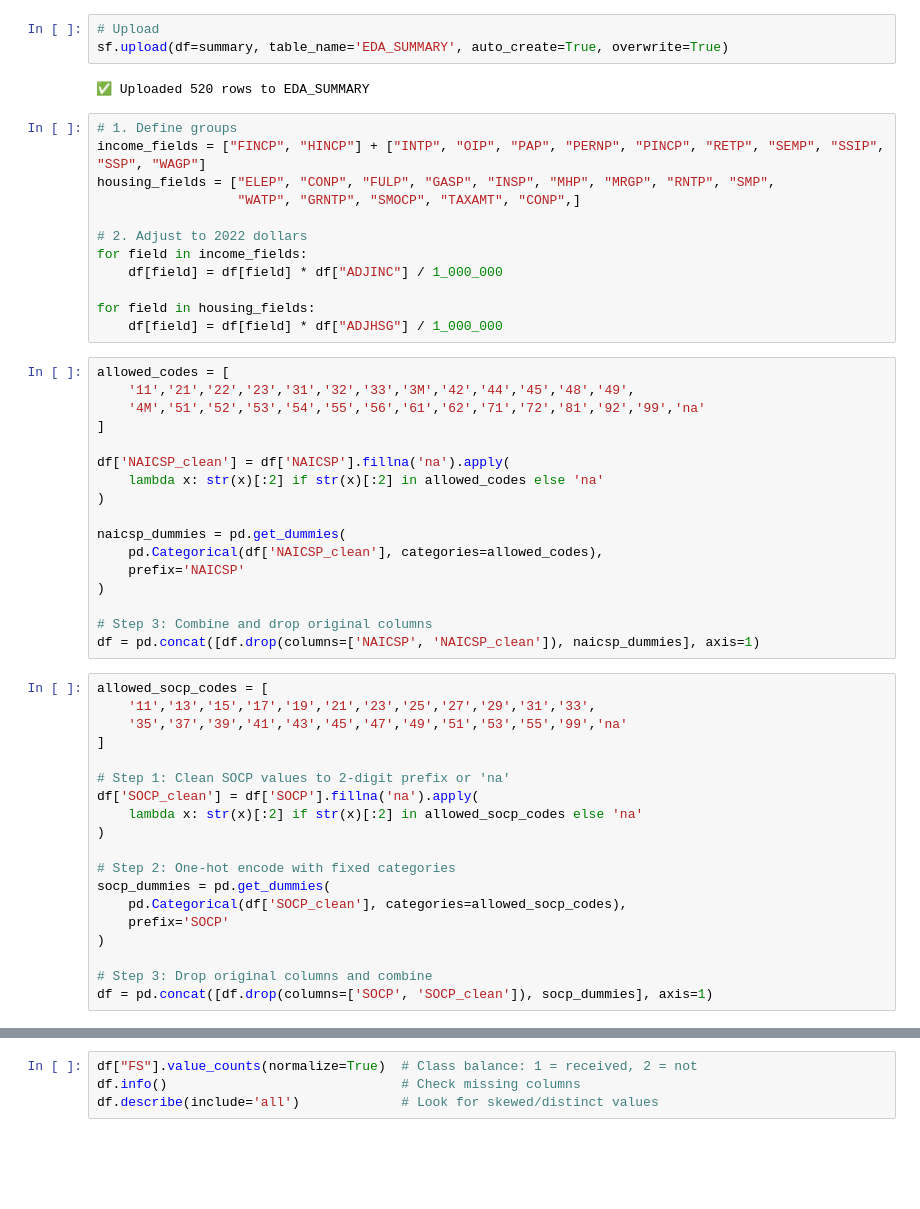
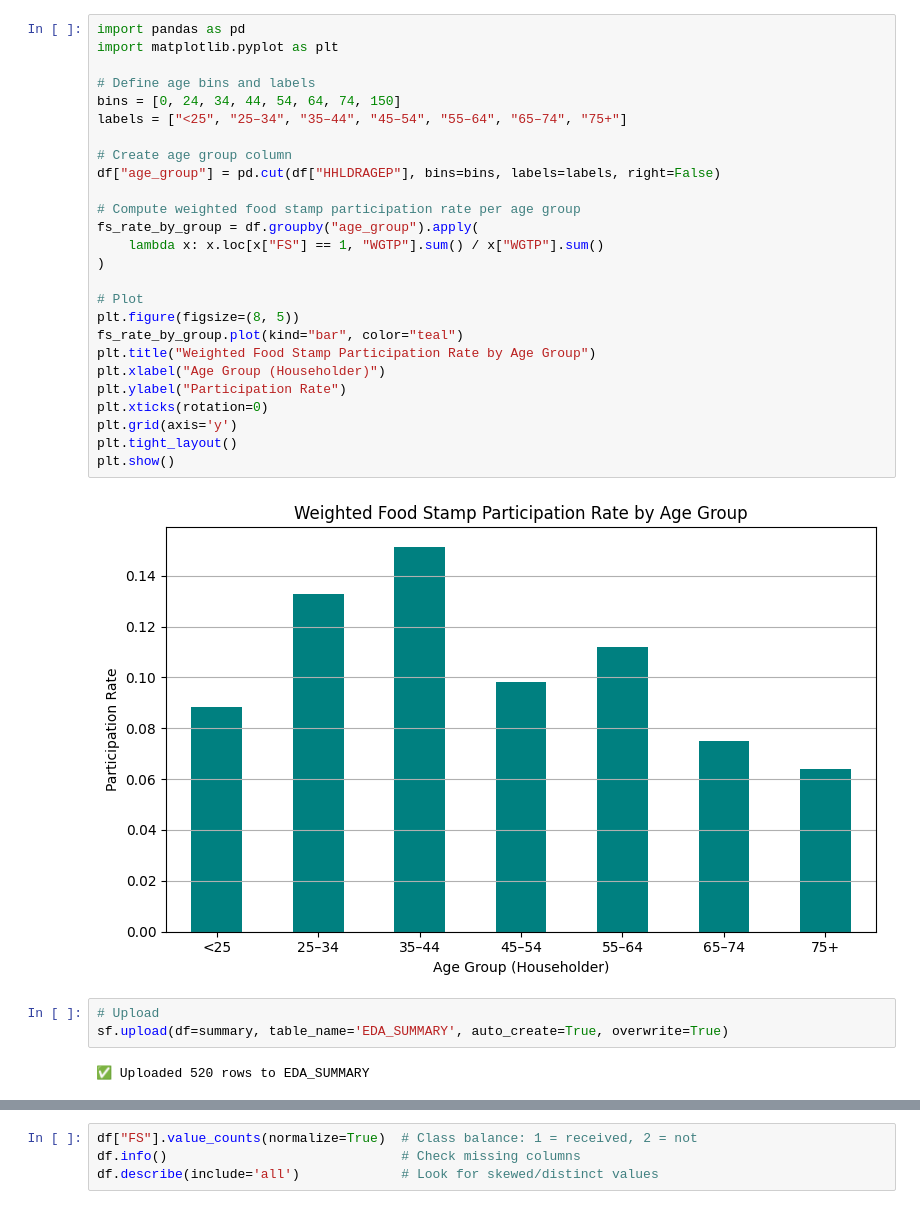
Before and after one commit to yiwei-ang/pums, a Jupyter notebook: notebooks/eda.ipynb, the cells around one changed output, grey strips where cells are left out. Saved outputs shown, nothing was run; the diff lists cells and outputs as text; blank space fills up the shorter version.

```diff
--- a/notebooks/eda.ipynb
+++ b/notebooks/eda.ipynb
@@ -77,53 +115,33 @@ summary.to_csv('eda_summary.csv', index=False)
+# %%
+import pandas as pd
+import matplotlib.pyplot as plt
+
+# Define age bins and labels
+bins = [0, 24, 34, 44, 54, 64, 74, 150]
+labels = ["<25", "25–34", "35–44", "45–54", "55–64", "65–74", "75+"]
+
+# Create age group column
+df["age_group"] = pd.cut(df["HHLDRAGEP"], bins=bins, labels=labels, right=False)
+
+# Compute weighted food stamp participation rate per age group
+fs_rate_by_group = df.groupby("age_group").apply(
+    lambda x: x.loc[x["FS"] == 1, "WGTP"].sum() / x["WGTP"].sum()
+)
+
+# Plot
+plt.figure(figsize=(8, 5))
+fs_rate_by_group.plot(kind="bar", color="teal")
+plt.title("Weighted Food Stamp Participation Rate by Age Group")
+plt.xlabel("Age Group (Householder)")
+plt.ylabel("Participation Rate")
+plt.xticks(rotation=0)
+plt.grid(axis='y')
+plt.tight_layout()
+plt.show()
+# %% [output]
+[figure, added]
 # %%
 # Upload
 sf.upload(df=summary, table_name='EDA_SUMMARY', auto_create=True, overwrite=True)
 # %% [output]
 ✅ Uploaded 520 rows to EDA_SUMMARY
-# %%
-# 1. Define groups
-income_fields = ["FINCP", "HINCP"] + ["INTP", "OIP", "PAP", "PERNP", "PINCP", "RETP", "SEMP", "SSIP", "SSP", "WAGP"]
-housing_fields = ["ELEP", "CONP", "FULP", "GASP", "INSP", "MHP", "MRGP", "RNTP", "SMP",
-                  "WATP", "GRNTP", "SMOCP", "TAXAMT", "CONP",]
-
-# 2. Adjust to 2022 dollars
-for field in income_fields:
-    df[field] = df[field] * df["ADJINC"] / 1_000_000
-
-for field in housing_fields:
-    df[field] = df[field] * df["ADJHSG"] / 1_000_000
-# %%
-allowed_codes = [
-    '11','21','22','23','31','32','33','3M','42','44','45','48','49',
-    '4M','51','52','53','54','55','56','61','62','71','72','81','92','99','na'
-]
-
-df['NAICSP_clean'] = df['NAICSP'].fillna('na').apply(
-    lambda x: str(x)[:2] if str(x)[:2] in allowed_codes else 'na'
-)
-
-naicsp_dummies = pd.get_dummies(
-    pd.Categorical(df['NAICSP_clean'], categories=allowed_codes),
-    prefix='NAICSP'
-)
-
-# Step 3: Combine and drop original columns
-df = pd.concat([df.drop(columns=['NAICSP', 'NAICSP_clean']), naicsp_dummies], axis=1)
-# %%
-allowed_socp_codes = [
-    '11','13','15','17','19','21','23','25','27','29','31','33',
-    '35','37','39','41','43','45','47','49','51','53','55','99','na'
-]
-
-# Step 1: Clean SOCP values to 2-digit prefix or 'na'
-df['SOCP_clean'] = df['SOCP'].fillna('na').apply(
-    lambda x: str(x)[:2] if str(x)[:2] in allowed_socp_codes else 'na'
-)
-
-# Step 2: One-hot encode with fixed categories
-socp_dummies = pd.get_dummies(
-    pd.Categorical(df['SOCP_clean'], categories=allowed_socp_codes),
-    prefix='SOCP'
-)
-
-# Step 3: Drop original columns and combine
-df = pd.concat([df.drop(columns=['SOCP', 'SOCP_clean']), socp_dummies], axis=1)
```
Also changed, not shown: parts of 18 cells of this notebook, 1 other file.
